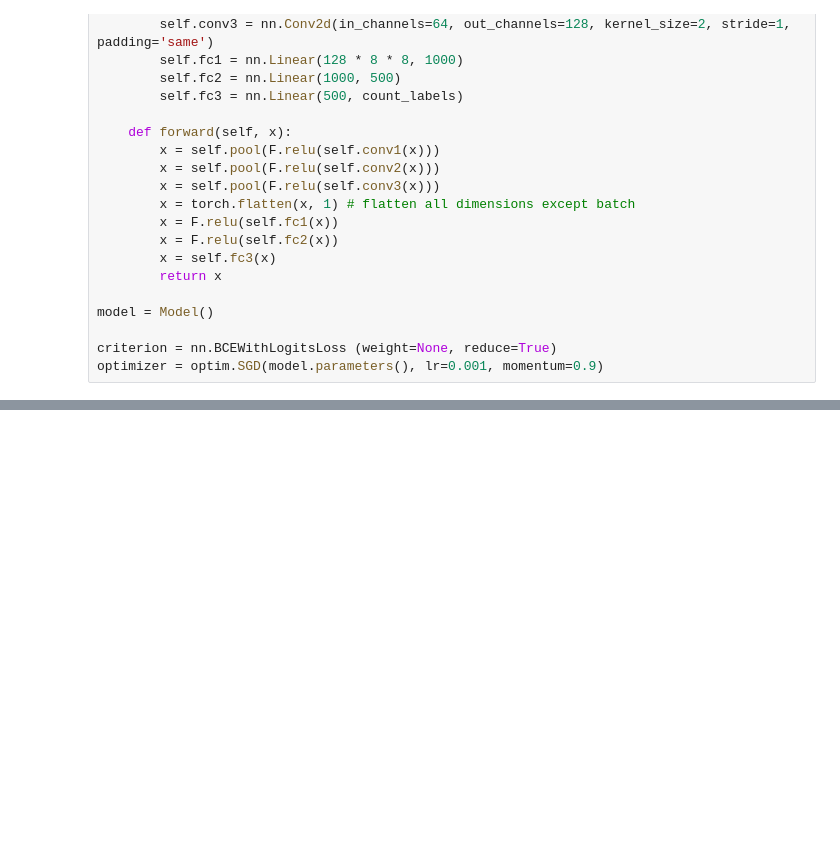
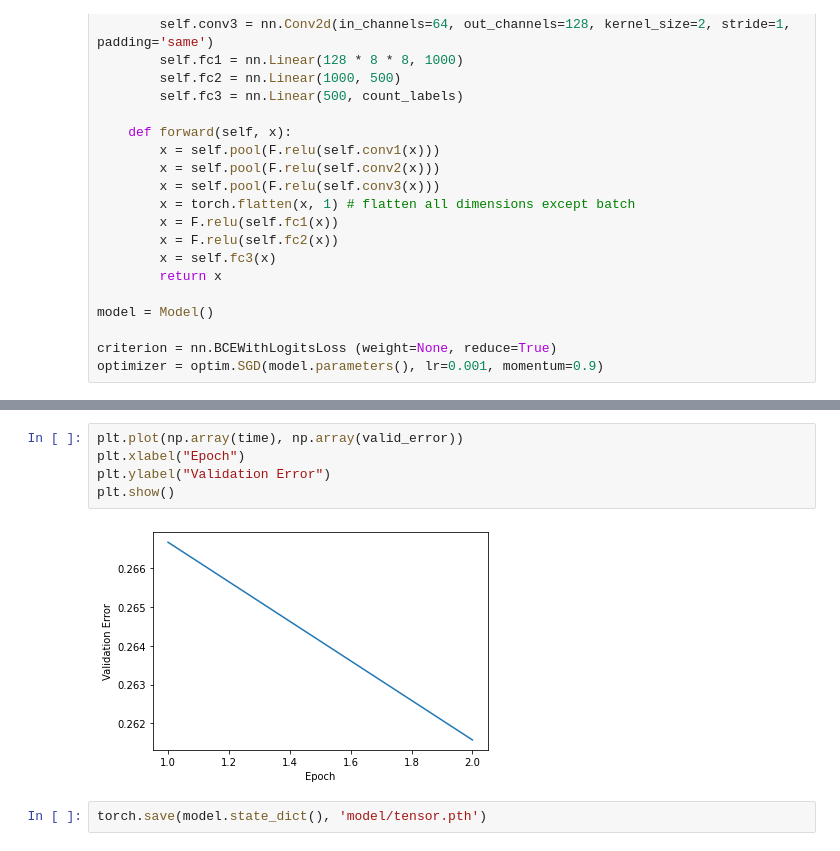
Before and after one commit to cris-scheib/satellite-image-classifier, a Jupyter notebook: Classifier.ipynb, the cells around one changed output, grey strips where cells are left out. Drawn from its saved outputs; the diff is of its cells as text; blank space fills up the shorter version.

```diff
--- a/Classifier.ipynb
+++ b/Classifier.ipynb
@@ -199,0 +245,9 @@ running_loss / 2000
+# %%
+plt.plot(np.array(time), np.array(valid_error))
+plt.xlabel("Epoch")
+plt.ylabel("Validation Error")
+plt.show()
+# %% [output]
+[figure, added]
+# %%
+torch.save(model.state_dict(), 'model/tensor.pth')
```
Also changed, not shown: parts of 11 cells of this notebook.
